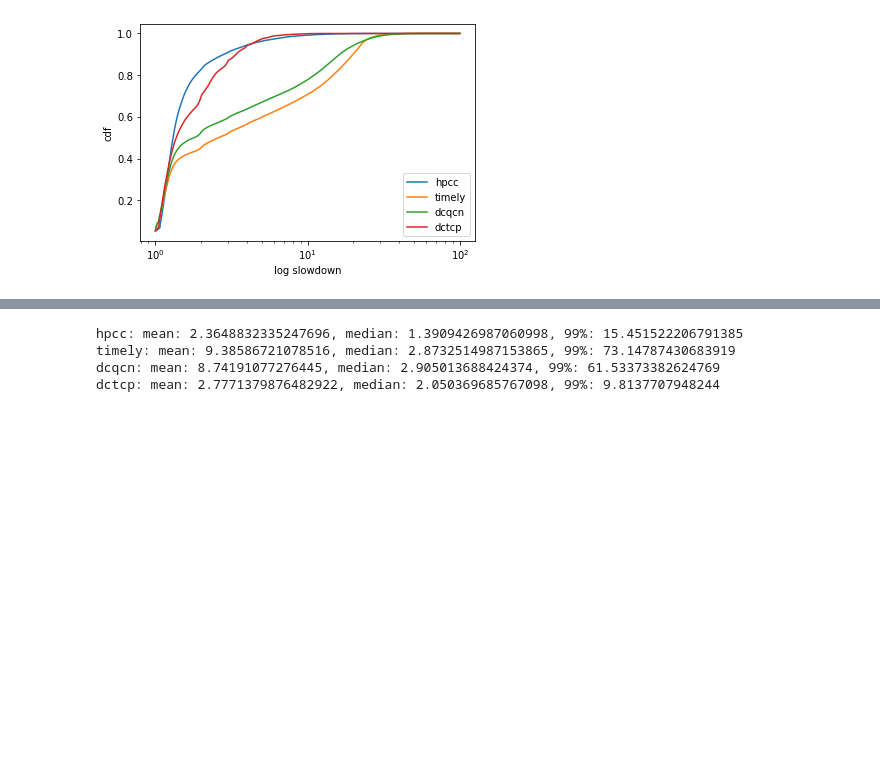
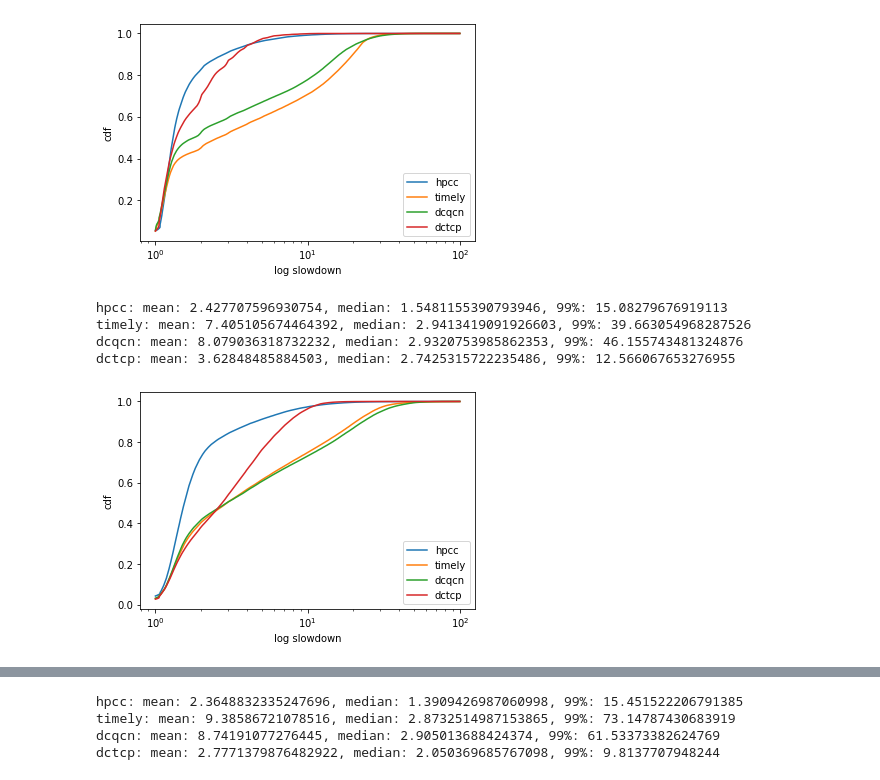
Before and after one commit to sakshamagarwals/High-Precision-Congestion-Control, a Jupyter notebook: visualizations/slowdown.ipynb, the cells around one changed output, grey strips where cells are left out. Cells and saved outputs as stored; diff of their text form; code cells hidden in the pictures; blank space fills up the shorter version.

```diff
--- a/visualizations/slowdown.ipynb
+++ b/visualizations/slowdown.ipynb
@@ -303,3 +315,11 @@ timely: mean: 7.074830851748141, median: 2.594646933800249, 99%: 29.221115230151
 dcqcn: mean: 5.753176672114479, median: 1.788682417097239, 99%: 30.950493305144466
 dctcp: mean: 1.8758529705935527, median: 1.3706835799859056, 99%: 6.3896229739253
 [figure]
+# %%
+cdf('datamining_l7')
+# %% [output]
+hpcc: mean: 2.427707596930754, median: 1.5481155390793946, 99%: 15.08279676919113
+timely: mean: 7.405105674464392, median: 2.9413419091926603, 99%: 39.663054968287526
+dcqcn: mean: 8.079036318732232, median: 2.9320753985862353, 99%: 46.155743481324876
+dctcp: mean: 3.62848485884503, median: 2.7425315722235486, 99%: 12.566067653276955
+[figure, added]
```
Also changed, not shown: parts of 7 cells of this notebook, 10 other files.
